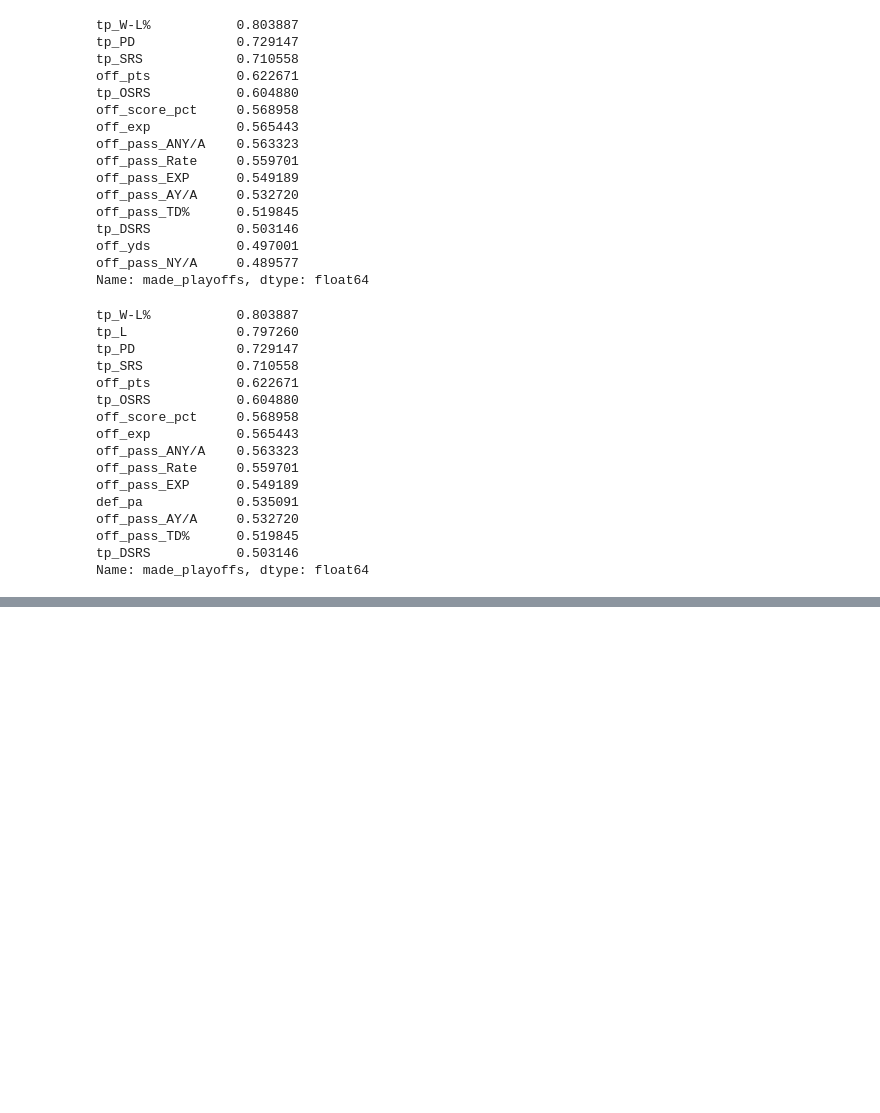
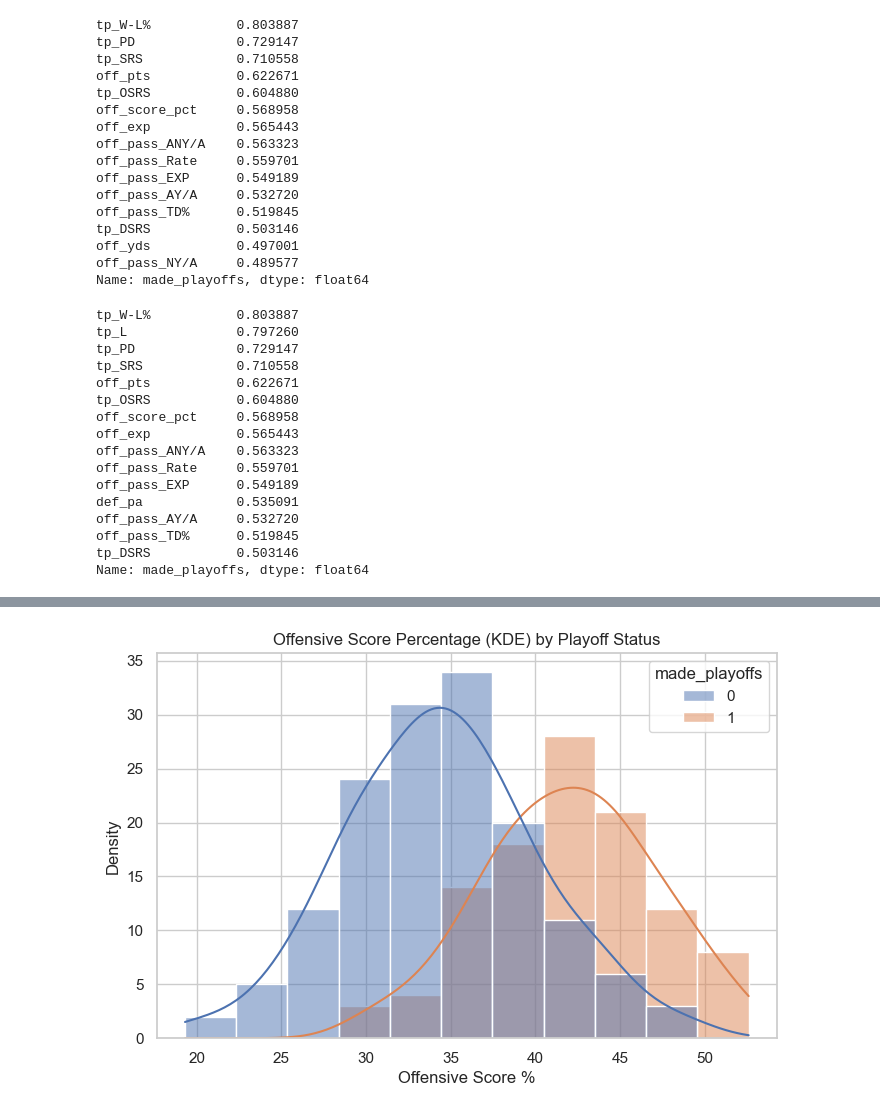
Before and after one commit to mattmarz94/nfl-decision-support-analytics, a Jupyter notebook: Data Preprocessing/eda_analysis.ipynb, the cells around one changed output, grey strips where cells are left out. Cells and saved outputs as stored; diff of their text form; code cells hidden in the pictures; blank space fills up the shorter version.

```diff
--- a/Data Preprocessing/eda_analysis.ipynb
+++ b/Data Preprocessing/eda_analysis.ipynb
@@ -388,0 +395,99 @@ Name: made_playoffs, dtype: float64
+# %%
+def kde_and_box(df, col, title_prefix, xlabel=None):
+    """Create 2 plots: KDE by made_playoffs + boxplot by made_playoffs."""
+    if col not in df.columns:
+        print(f"⚠️ Skipping '{col}' (column not found). Available columns may use different naming.")
+        return
+
+    # KDE plot
+    plt.figure(figsize=(8, 5))
+    sns.histplot(
+        data=df,
+        x=col,
+        hue="made_playoffs",
+        kde=True,
+        common_norm=False
+    )
+    plt.title(f"{title_prefix} (KDE) by Playoff Status")
+    plt.xlabel(xlabel if xlabel else col)
+    plt.ylabel("Density")
+    plt.show()
+
+    # Boxplot
+    plt.figure(figsize=(8, 4))
+    sns.boxplot(
+        data=df,
+        x="made_playoffs",
+        y=col
+    )
+    plt.title(f"{title_prefix} (Boxplot) by Playoff Status")
+    plt.xlabel("Made Playoffs (0 = No, 1 = Yes)")
+    plt.ylabel(xlabel if xlabel else col)
+    plt.show()
+
+
+# 1) off_score_pct
+kde_and_box(
+    master_df,
+    col="off_score_pct",
+    title_prefix="Offensive Score Percentage",
+    xlabel="Offensive Score %"
+)
+
+# 2) off_pass_ANY/A
+kde_and_box(
+    master_df,
+    col="off_pass_ANY/A",
+    title_prefix="Passing ANY/A",
+    xlabel="Pass ANY/A"
+)
+
+# 3) def_turnover_pct
+kde_and_box(
+    master_df,
+    col="def_turnover_pct",
+    title_prefix="Defensive Turnover Percentage",
+    xlabel="Defensive Turnover %"
+)
+
+# 4) off_turnovers
+kde_and_box(
+    master_df,
+    col="off_turnovers",
+    title_prefix="Offensive Turnovers",
+    xlabel="Offensive Turnovers"
+)
+
+# 5) def_yds_per_play
+kde_and_box(
+    master_df,
+    col="def_yds_per_play",
+    title_prefix="Defensive Yards Per Play",
+    xlabel="Defensive Yards Per Play"
+)
+
+# 6) def_pass_ANY/A
+kde_and_box(
+    master_df,
+    col="def_pass_ANY/A",
+    title_prefix="Defensive Adjusted Net Yards per Attempt Allowed",
+    xlabel="Def Pass ANY/A"
+)
+
+# 7) off_pass_TD%
+kde_and_box(
+    master_df,
+    col="off_pass_TD%",
+    title_prefix="Offensive Passing Touchdown Rate",
+    xlabel="Pass TD %"
+)
+
+# 8) def_pass_Int%
+kde_and_box(
+    master_df,
+    col="def_pass_Int%",
+    title_prefix="Defensive Interception Rate",
+    xlabel="Def Pass INT %"
+)
+# %% [output]
+[figure, added]
```
Also changed, not shown: parts of 9 cells of this notebook.
